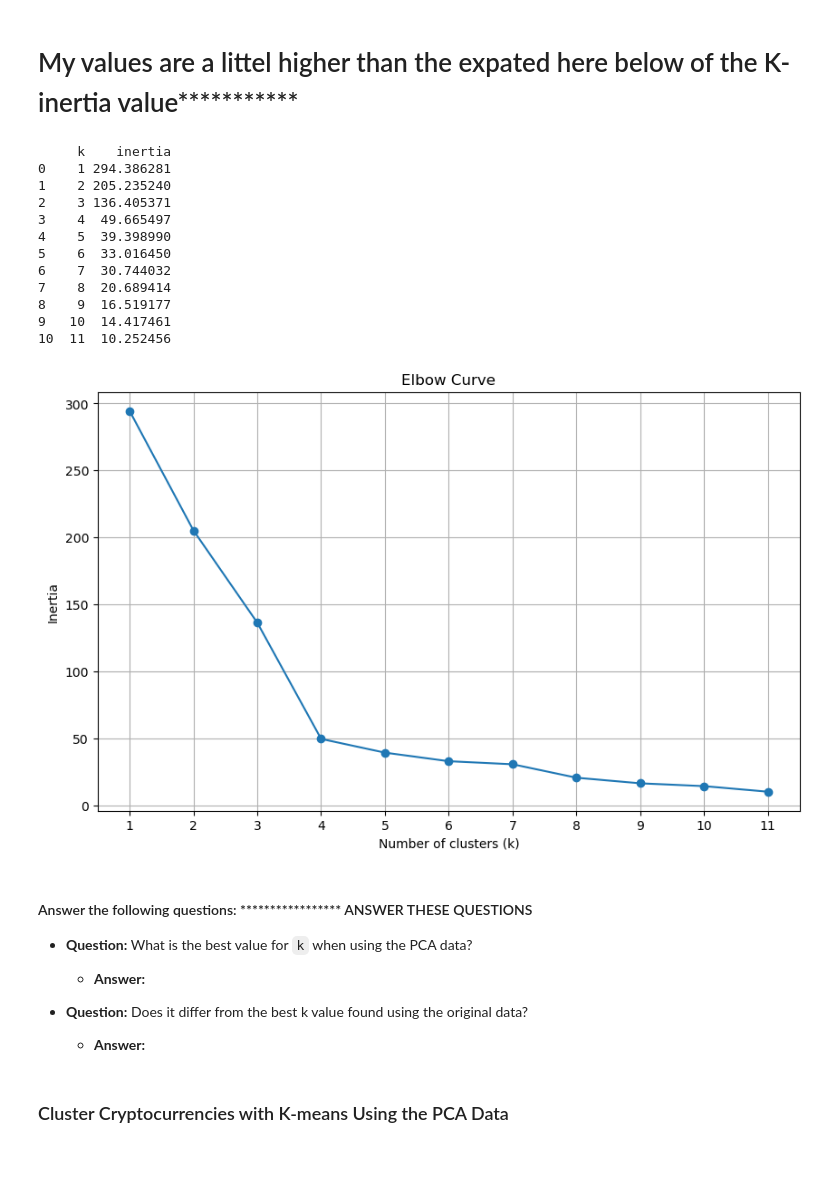
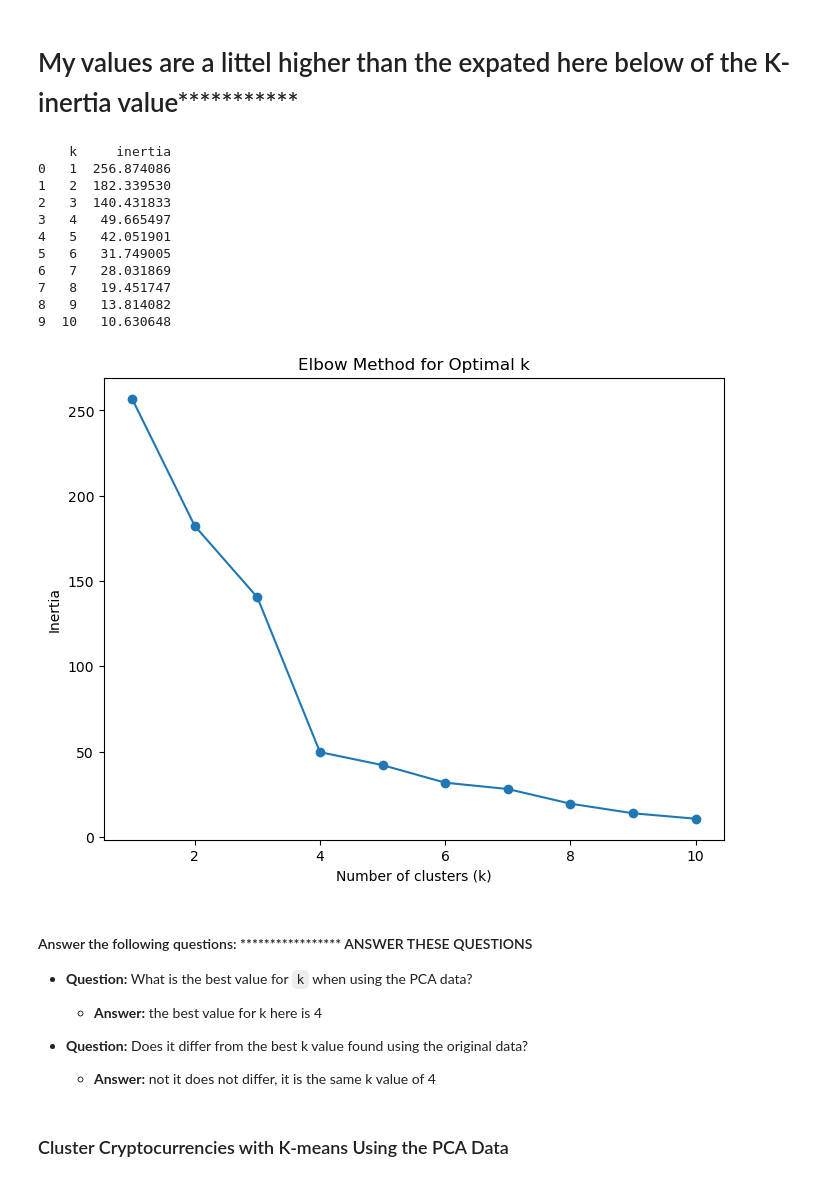
Before and after one commit to cwanko/CryptoClustering, a Jupyter notebook: Crypto_Clustering.ipynb, the cells around one changed output. Drawn from its saved outputs; the diff is of its cells as text; code cells hidden in the pictures.

Commit message:
finalized my code with answers to questions included here

```diff
--- a/Crypto_Clustering.ipynb
+++ b/Crypto_Clustering.ipynb
@@ -367,19 +224,17 @@ bitcoin-cash -1.157800  2.041209  1.859715        0
 # %%
 # Use the PCA model with `fit_transform` on the original scaled DataFrame to reduce to three principal components.
 
-
 # View the first five rows of the DataFrame.
-
 
 #Create a PCA model instance and set n_components=3
 pca = PCA(n_components=3)
 
 # Fit the PCA model to the scaled data and transform the data
-pca_data = pca.fit_transform(normalized_df)
+pca_data = pca.fit_transform(scaled_data)
 
 # Display the first five rows of the PCA transformed data
-print(pca_data[:5])
+#print(pca_data[:5])
 # Display the first five rows of the PCA transformed data
-print("PCA Transformed Data (first 5 rows):")
+#print("PCA Transformed Data (first 5 rows):")
 print(f"array({pca_data[:5]})")
 # %% [output]
@@ -409,0 +246,12 @@ array([0.3719856  0.34700813 0.17603793])
+# %%
+# Use the PCA model with fit_transform on the original scaled DataFrame
+pca_data = pca.fit_transform(scaled_data)
+
+# Retrieve the explained variance
+explained_variance = pca.explained_variance_ratio_
+
+# Display the explained variance
+print("Explained variance by each principal component:")
+print(f"PC1: {explained_variance[0]:.4f}")
+print(f"PC2: {explained_variance[1]:.4f}")
+print(f"PC3: {explained_variance[2]:.4f}")
@@ -421,13 +274,13 @@ array([0.3719856  0.34700813 0.17603793])
 # Set the coinid column as index
 # Display sample data
 
-# Create a DataFrame with the PCA data
-pca_columns = ['PC1', 'PC2', 'PC3']
-pca_df = pd.DataFrame(pca_data, columns=pca_columns, index=market_data_df.index)
 
-# Copy the cluster labels from the original data
-pca_df['cluster'] = market_data_df['cluster']
+# Use the PCA model with fit_transform on the original scaled DataFrame
+pca_data = pca.fit_transform(scaled_data)
+
+# Creating a DataFrame with the PCA data
+pca_df = pd.DataFrame(pca_data, index=market_data_df.index, columns=['PC1', 'PC2', 'PC3'])
 
 # Display sample data
-display(pca_df.head())
+display(pca_df.head(10))
 # %% [output]
@@ -445,9 +301,8 @@ display(pca_df.head())
 # %% [markdown]
 # My values are a littel higher than the expated here below of the K- inertia value***********
 # %%
-
 # Create a list with the number of k-values to try
-k_values = range(1, 12)
+k_values = range(1, 11)
 
 # Create an empty list to store the inertia values
 inertia_values = []
@@ -472,41 +327,39 @@ elbow_df = pd.DataFrame(elbow_data)
 # Display the DataFrame
 print(elbow_df)
 # %% [output]
-     k    inertia
-0    1 294.386281
-1    2 205.235240
-2    3 136.405371
-3    4  49.665497
-4    5  39.398990
-5    6  33.016450
-6    7  30.744032
-7    8  20.689414
-8    9  16.519177
-9   10  14.417461
-10  11  10.252456
+    k     inertia
+0   1  256.874086
+1   2  182.339530
+2   3  140.431833
+3   4   49.665497
+4   5   42.051901
+5   6   31.749005
+6   7   28.031869
+7   8   19.451747
+8   9   13.814082
+9  10   10.630648
 # %%
 # Plot a line chart with all the inertia values computed with
 # the different values of k to visually identify the optimal value for k.
 # Plot the Elbow curve
-plt.figure(figsize=(10, 6))
+# Plot the Elbow curve
+plt.figure(figsize=(8, 6))
 plt.plot(elbow_df['k'], elbow_df['inertia'], marker='o')
-plt.title('Elbow Curve')
 plt.xlabel('Number of clusters (k)')
 plt.ylabel('Inertia')
-plt.xticks(k_values)
-plt.grid(True)
+plt.title('Elbow Method for Optimal k')
 plt.show()
 # %% [output]
-[figure, old version]
+[figure, new version]
 # %% [markdown]
 #### Answer the following questions: ***************** ANSWER THESE QUESTIONS
 * **Question:** What is the best value for `k` when using the PCA data?
 
-  * **Answer:**
+  * **Answer:** the best value for k here is 4
 
 
 * **Question:** Does it differ from the best k value found using the original data?
 
-  * **Answer:**
+  * **Answer:** not it does not differ, it is the same k value of 4
 # %% [markdown]
 ### Cluster Cryptocurrencies with K-means Using the PCA Data
```
Also changed, not shown: parts of 30 cells of this notebook.
